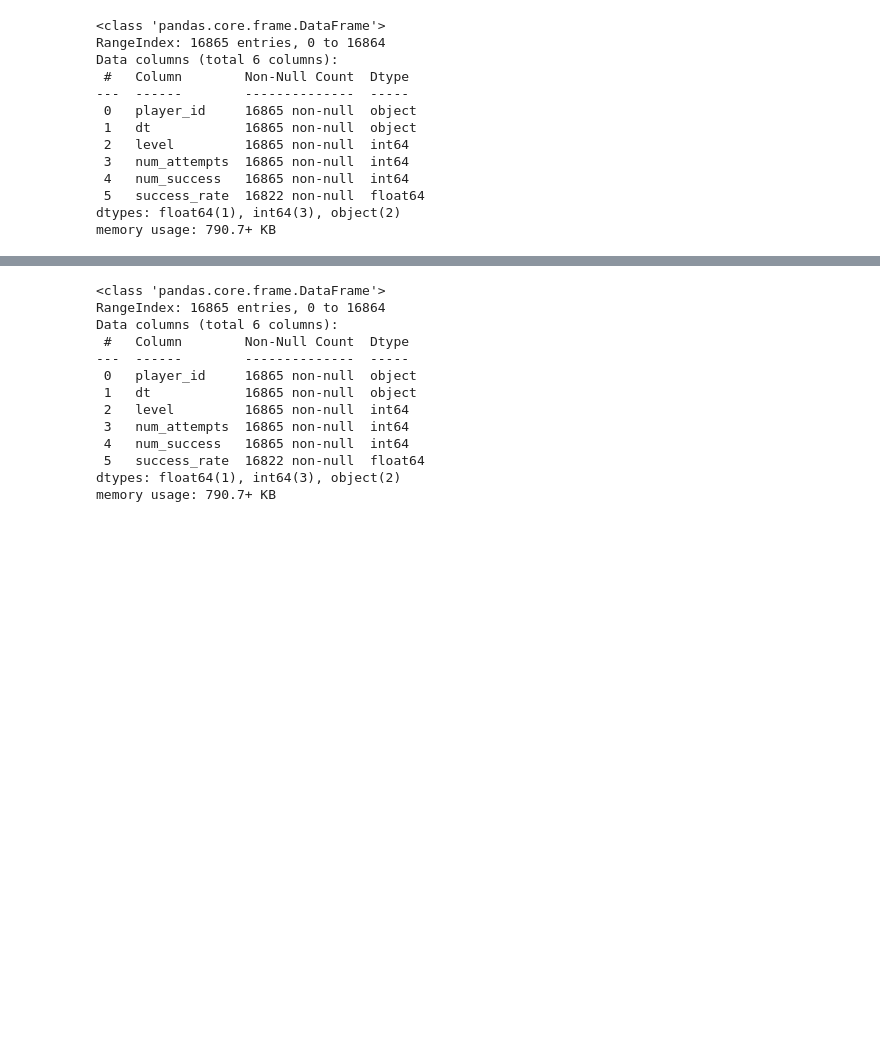
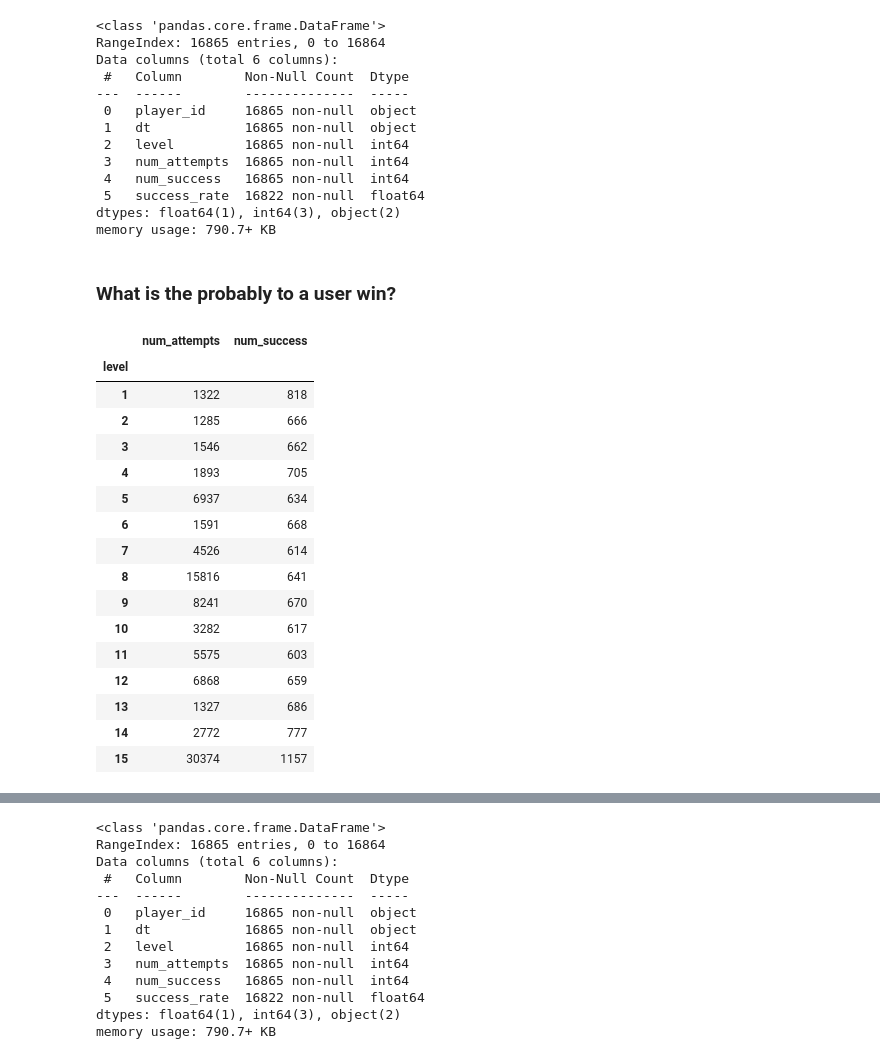
Before and after one commit to KC2016/Candy-Crush-Saga, a Jupyter notebook: notebook375bc23f7f.ipynb, the cells around one changed output, grey strips where cells are left out. Saved outputs shown, nothing was run; the diff lists cells and outputs as text; code cells hidden in the pictures; blank space fills up the shorter version.

```diff
--- a/notebook375bc23f7f.ipynb
+++ b/notebook375bc23f7f.ipynb
@@ -156,3 +166,26 @@ Data columns (total 6 columns):
  5   success_rate  16822 non-null  float64
 dtypes: float64(1), int64(3), object(2)
 memory usage: 790.7+ KB
+# %% [markdown]
+### What is the probably to a user win?
+# %%
+difficulty = df.groupby('level').agg({'num_attempts':'sum', 'num_success': 'sum'})
+difficulty
+# %% [output]
+|  | num_attempts | num_success |
+| level |  |  |
+| 1 | 1322 | 818 |
+| 2 | 1285 | 666 |
+| 3 | 1546 | 662 |
+| 4 | 1893 | 705 |
+| 5 | 6937 | 634 |
+| 6 | 1591 | 668 |
+| 7 | 4526 | 614 |
+| 8 | 15816 | 641 |
+| 9 | 8241 | 670 |
+| 10 | 3282 | 617 |
+| 11 | 5575 | 603 |
+| 12 | 6868 | 659 |
+| 13 | 1327 | 686 |
+| 14 | 2772 | 777 |
+| 15 | 30374 | 1157 |
```
Also changed, not shown: parts of 33 cells of this notebook, 3 other files.
